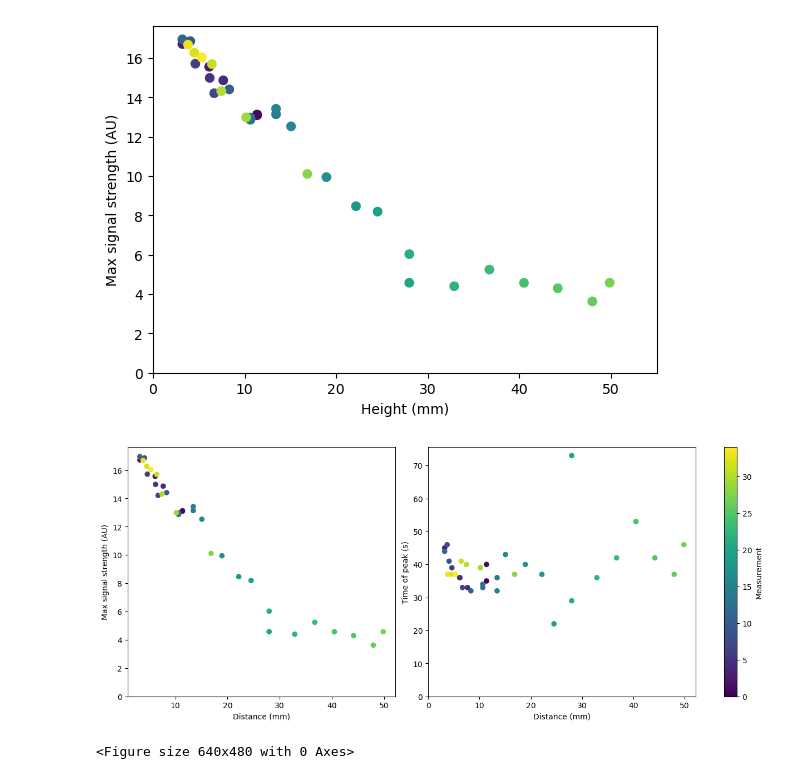
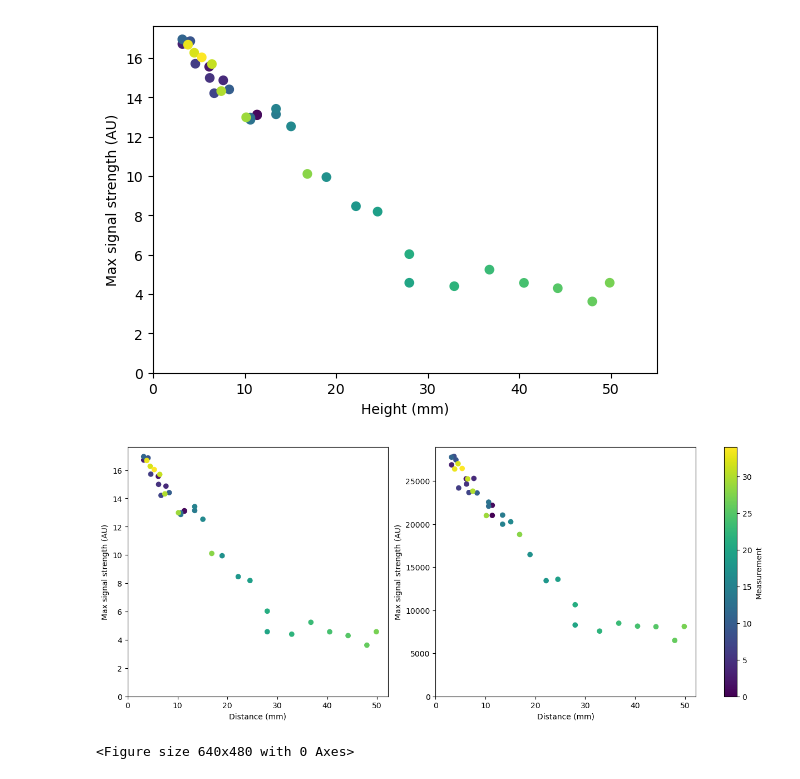
Before and after one commit to Michiel-E3/Bachelor-project, a Jupyter notebook: data-analyse experiment 1/data-analysis.ipynb, the cells around one changed output. Saved outputs shown, nothing was run; the diff lists cells and outputs as text; code cells hidden in the pictures.

```diff
--- a/data-analyse experiment 1/data-analysis.ipynb
+++ b/data-analyse experiment 1/data-analysis.ipynb
@@ -129,6 +129,9 @@ for i in range(len(data)):
     x.append(data[i][0][0])
     y.append(np.max(data[i][6]))
 
+height_top_old = x
+signal_top_old = y
+
 plt.figure(figsize=(6.5, 4.5))
 plt.scatter(x, y, c=range(5,number_of_files), cmap='viridis')
 plt.xlim(0,55)
@@ -361,35 +364,35 @@ time_top = []
 signal_top = []
 
 
 for measurement in data:
     index = np.where(measurement[6] == np.max(measurement[6]))[0][0]
     height_top.append(measurement[0][index])
     time_top.append(measurement[1][index])
     signal_top.append(measurement[6][index])
 
 # Create side-by-side subplots with equal width
 fig, axes = plt.subplots(1, 2, figsize=(12, 5), constrained_layout=True)
 
 # Plot on the left
 sc = axes[0].scatter(height_top, signal_top, c=range(0, number_of_files-5), cmap='viridis')
 # axes[0].plot([0,150], [1000,1000])
-# axes[0].set_xlim(left=0)
+axes[0].set_xlim(left=0)
 axes[0].set_ylim(bottom=0)
 axes[0].set_xlabel("Distance (mm)")
 axes[0].set_ylabel("Max signal strength (AU)")
 
 # Plot on the right
-axes[1].scatter(height_top, time_top, c=range(0, number_of_files-5), cmap='viridis')
+axes[1].scatter(height_top_old, signal_top_old, c=range(0, number_of_files-5), cmap='viridis')
 axes[1].set_xlim(left=0)
 axes[1].set_ylim(bottom=0)
 axes[1].set_xlabel("Distance (mm)")
-axes[1].set_ylabel("Time of peak (s)")
+axes[1].set_ylabel("Max signal strength (AU)")
 
 # Add a shared colorbar on the right side
 cbar = fig.colorbar(sc, ax=axes, location='right', label='Measurement')
 
 plt.show()
 plt.clf()
 # %% [output]
-[figure, old version]
+[figure, new version]
 <Figure size 640x480 with 0 Axes>
```
Also changed, not shown: 2 other files.
